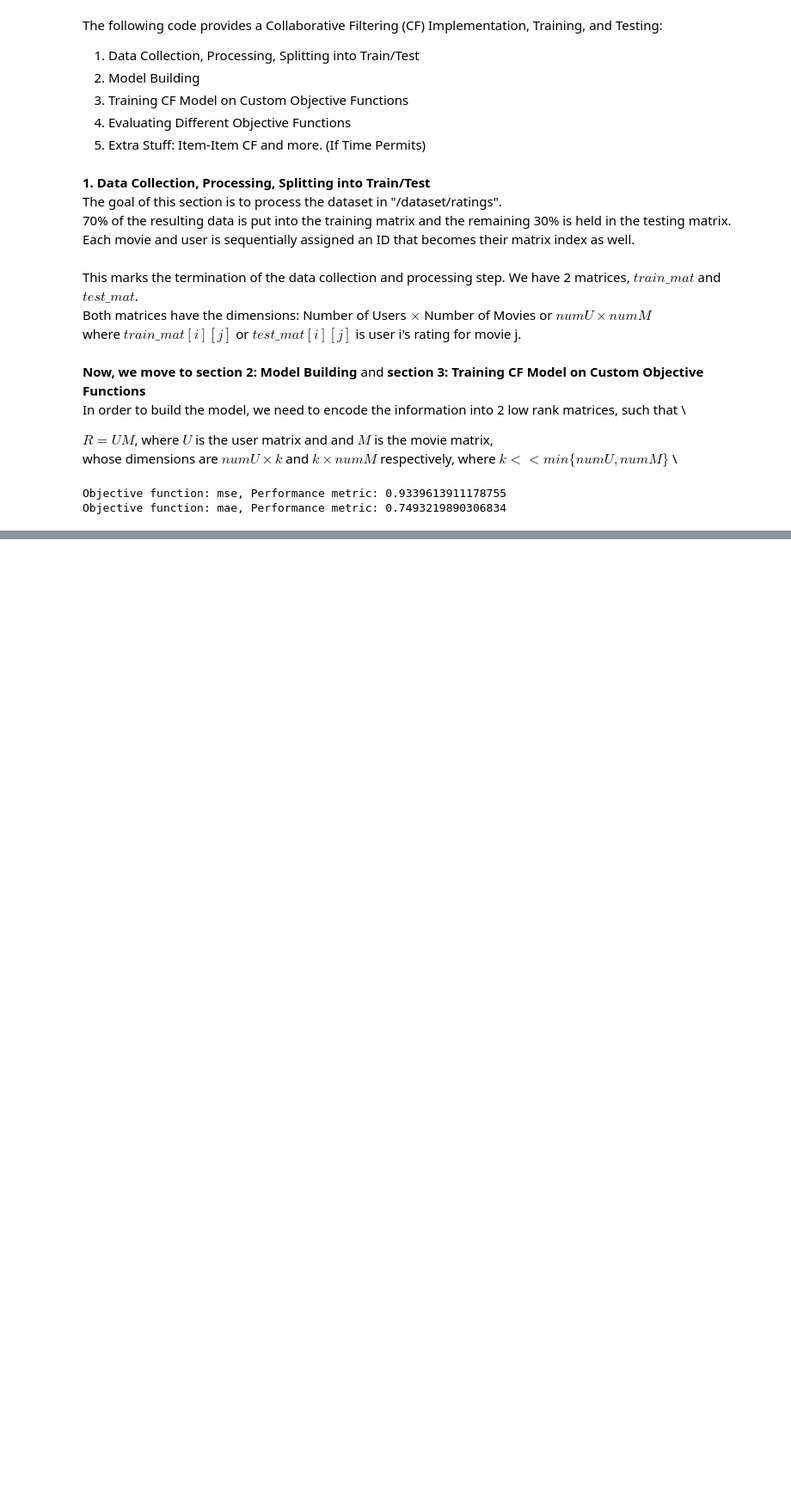
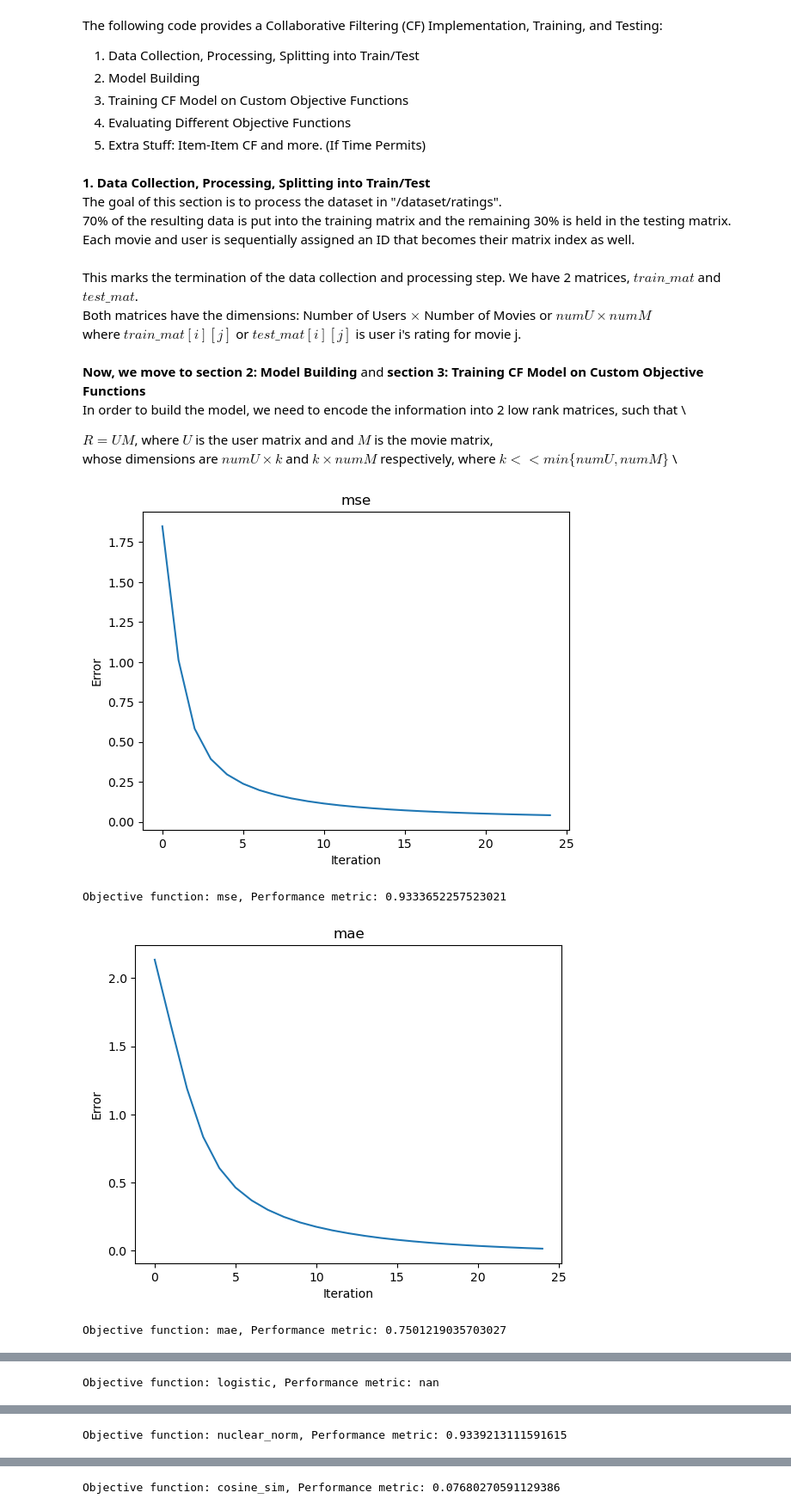
Before and after one commit to KrishnanPrash/CSCE653-CollabFilteringProject, a Jupyter notebook: collabfiltering.ipynb, the cells around one changed output, grey strips where cells are left out. Shown at 86% size. Drawn from its saved outputs; the diff is of its cells as text; code cells hidden in the pictures; blank space fills up the shorter version.

Commit message:
Finished plots

```diff
--- a/collabfiltering.ipynb
+++ b/collabfiltering.ipynb
@@ -89,6 +89,7 @@ def collaborative_filtering(train_mat, num_latent_features=10, num_iterations=50
     Returns:
         numpy.ndarray: User latent feature matrix.
         numpy.ndarray: Movie latent feature matrix.
+        numpy.ndarray: Average error across iterations.
     """
     num_users, num_movies = train_mat.shape
 
@@ -138,9 +139,7 @@ def collaborative_filtering(train_mat, num_latent_features=10, num_iterations=50
             user_features[user_id] -= learning_rate * user_grad
             movie_features[movie_id] -= learning_rate * movie_grad
         avg_iter_error[iteration] /= num_pts
-    plt.plot(avg_iter_error)
-    plt.show()
-    return user_features, movie_features
+    return user_features, movie_features, avg_iter_error
 
 def evaluate_model(test_mat, user_features, movie_features, objective_func='mse'):
     """
@@ -162,38 +161,43 @@ def evaluate_model(test_mat, user_features, movie_features, objective_func='mse'
             errors[i] = abs(actual_rating - predicted_rating)
         elif objective_func == 'logistic':
             errors[i] = -actual_rating * np.log(predicted_rating) - (1 - actual_rating) * np.log(1 - predicted_rating)
         elif objective_func == 'nuclear_norm':
             errors[i] = (actual_rating - predicted_rating) ** 2
         elif objective_func == 'cosine_sim':
             user_vec = user_features[user_id]
             movie_vec = movie_features[movie_id]
 
             # Normalize user and movie vectors
             user_vec_norm = user_vec / np.linalg.norm(user_vec)
             movie_vec_norm = movie_vec / np.linalg.norm(movie_vec)
 
             # Calculate cosine similarity
             cosine_sim = np.dot(user_vec_norm, movie_vec_norm)
 
             # Calculate error based on cosine similarity
             errors[i] = 1 - cosine_sim
 
     if objective_func == 'mse' or objective_func == 'nuclear_norm':
         return np.sqrt(np.mean(errors))
     elif objective_func == 'mae' or objective_func == 'logistic' or objective_func == 'cosine_sim':
         return np.mean(errors)
 
+def plot_iterations(objective_func, avg_error):
+    plt.plot(avg_error)
+    plt.title(objective_func)
+    plt.xlabel('Iteration')
+    plt.ylabel('Error')
+    plt.show()
+
 objective_functions = ['mse', 'mae', 'logistic', 'nuclear_norm', 'cosine_sim']
 
 for objective_func in objective_functions:
-    user_features, movie_features = collaborative_filtering(train_mat, num_latent_features=5, num_iterations=25, learning_rate=0.001, reg_param=0.01, nuclear_norm_param=0.001, objective_func=objective_func)
+    user_features, movie_features, avg_error = collaborative_filtering(train_mat, num_latent_features=5, num_iterations=25, learning_rate=0.001, reg_param=0.01, nuclear_norm_param=0.001, objective_func=objective_func)
+    plot_iterations(objective_func, avg_error)
     performance_metric = evaluate_model(test_mat, user_features, movie_features, objective_func=objective_func)
     print(f"Objective function: {objective_func}, Performance metric: {performance_metric}")
-"""
-user_features, movie_features = collaborative_filtering(train_mat, num_latent_features=5, num_iterations=25, learning_rate=0.001, reg_param=0.01, nuclear_norm_param=0.001, objective_func='logistic')
-performance_metric = evaluate_model(test_mat, user_features, movie_features, objective_func='logistic')
-print(f"Objective function: {'logistic'}, Performance metric: {performance_metric}")
-"""
 # %% [output]
+[figure, added]
-Objective function: mse, Performance metric: 0.9339613911178755
-Objective function: mae, Performance metric: 0.7493219890306834
+Objective function: mse, Performance metric: 0.9333652257523021
+[figure, added]
+Objective function: mae, Performance metric: 0.7501219035703027
@@ -199,0 +205 @@ Objective function: mae, Performance metric: 0.7493219890306834
+Objective function: logistic, Performance metric: nan
@@ -199,0 +207 @@ Objective function: mae, Performance metric: 0.7493219890306834
+Objective function: nuclear_norm, Performance metric: 0.9339213111591615
@@ -199,0 +209 @@ Objective function: mae, Performance metric: 0.7493219890306834
+Objective function: cosine_sim, Performance metric: 0.07680270591129386
```
Also changed, not shown: parts of 2 cells of this notebook.
